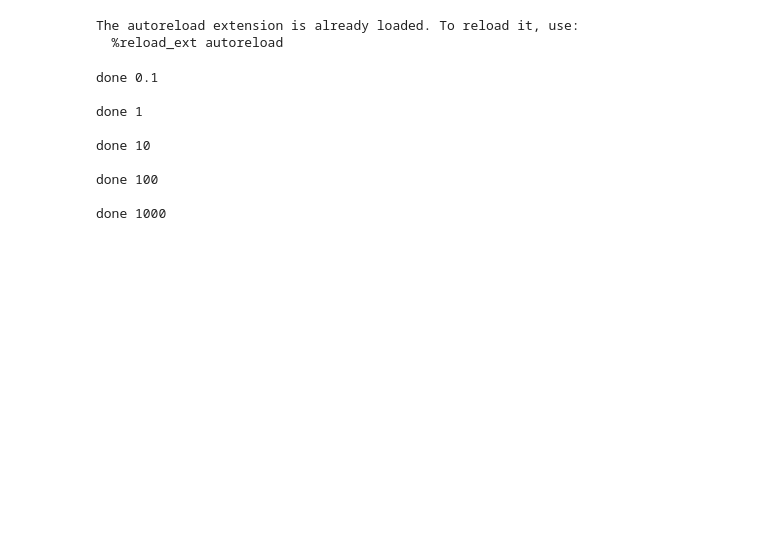
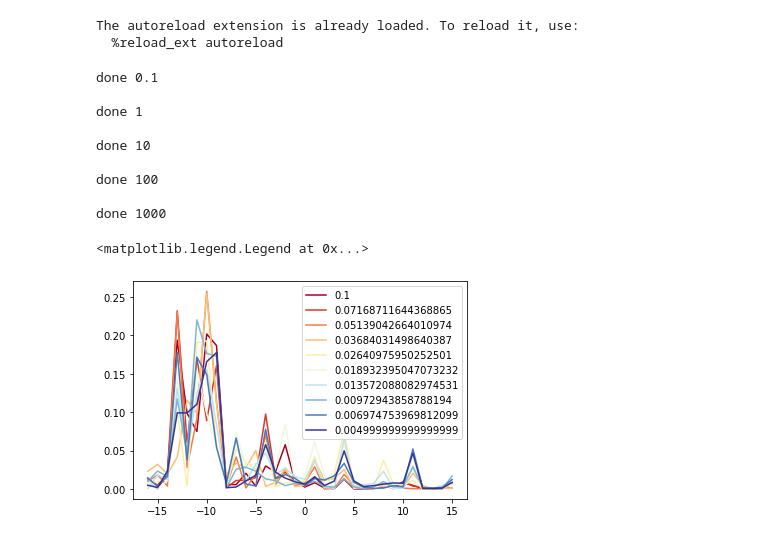
Before and after one commit to santoshkumarradha/stochastic-qc, a Jupyter notebook: test.ipynb, the cells around one changed output. Cells and saved outputs as stored; diff of their text form; code cells hidden in the pictures; blank space fills up the shorter version.

```diff
--- a/test.ipynb
+++ b/test.ipynb
@@ -55,0 +54,16 @@ h.circ.size()
+# %%
+h=ham(5,start_sigma=1,start_mu=-10)
+h.set_V(h.x**2 * 90)
+
+r=[]
+T=1
+DT=np.geomspace(.1, .005, num=10)
+for i in tqdm(DT):
+    r.append(h.get_result(T=T,dt=i))
+colors = plt.cm.RdYlBu(np.linspace(0,1,len(DT)))
+for j,i in enumerate (r):
+    plt.plot(h.x,i,label=DT[j],c=colors[j])
+plt.legend()
+# %% [output]
+<matplotlib.legend.Legend at 0x...>
+[figure, added]
```
Also changed, not shown: parts of 3 cells of this notebook, 16 other files.
